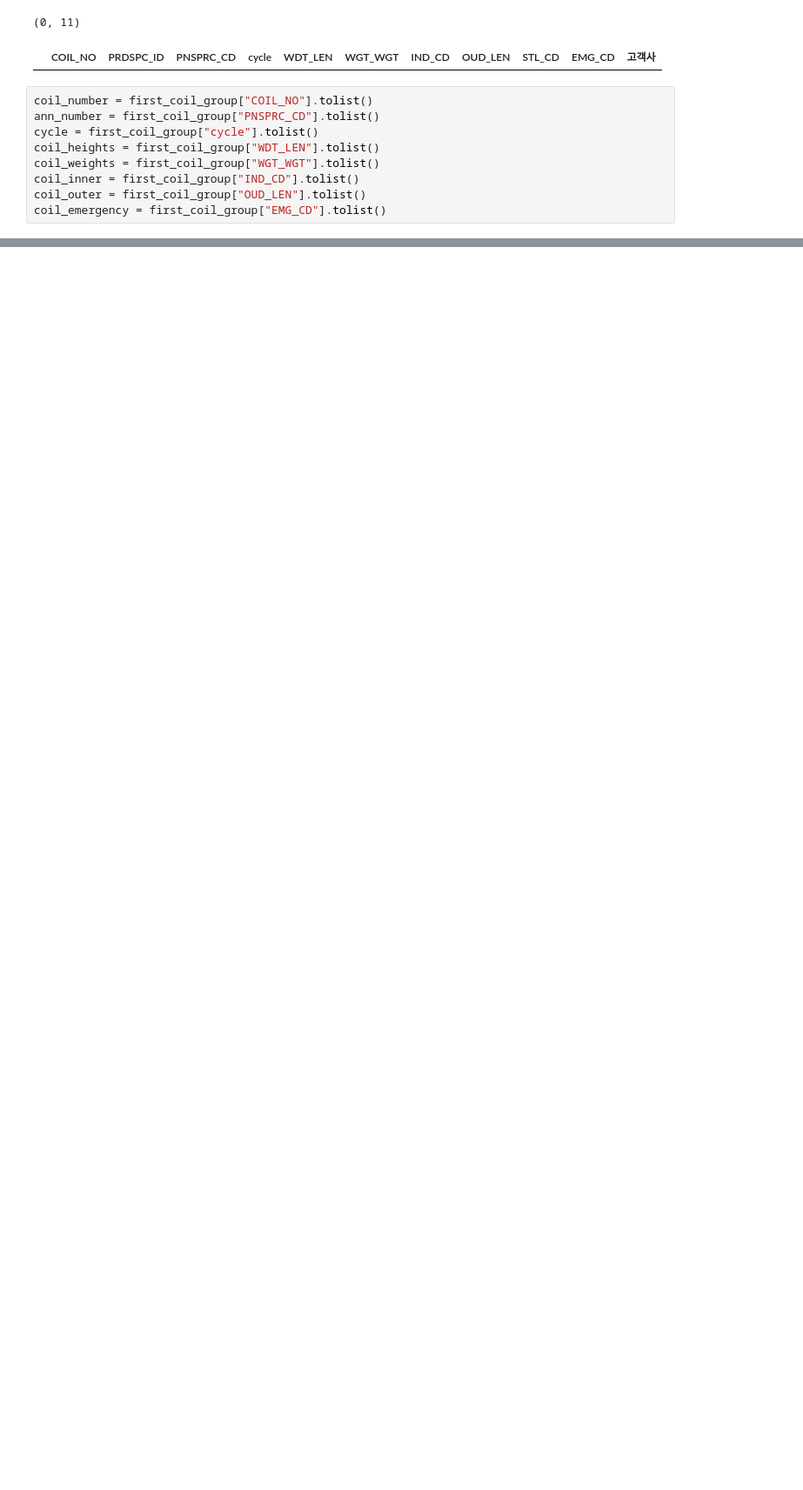
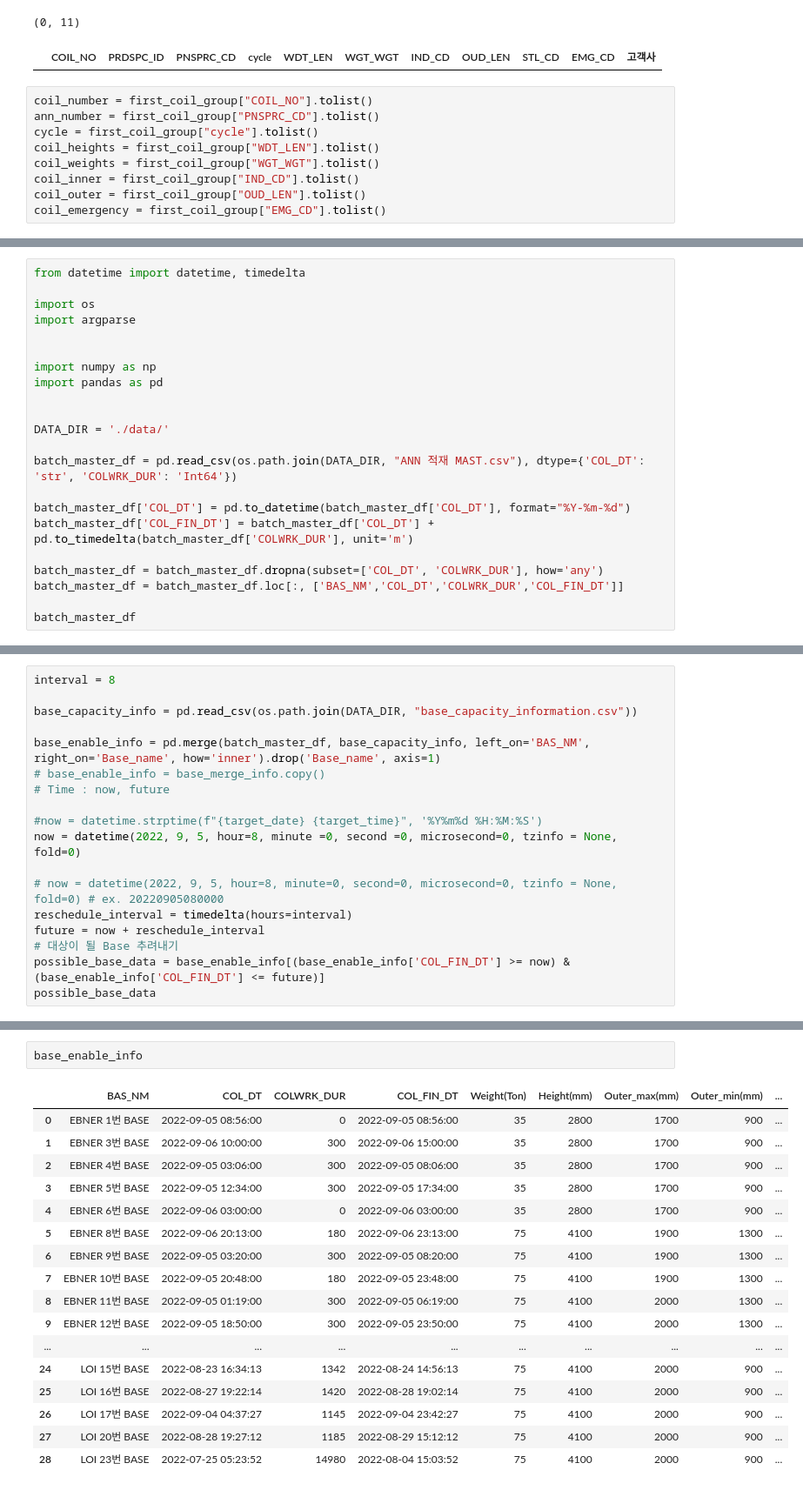
Before and after one commit to ppurify/DK, a Jupyter notebook: ex_one_coil_group_one_base_group copy.ipynb, the cells around one changed output, grey strips where cells are left out. Shown at 87% size. Cells and saved outputs as stored; diff of their text form; blank space fills up the shorter version.

```diff
--- a/ex_one_coil_group_one_base_group copy.ipynb
+++ b/ex_one_coil_group_one_base_group copy.ipynb
@@ -214,0 +223,22 @@ base_id_capa = first_base_group["Inner(mm)"].tolist()
+# %%
+from datetime import datetime, timedelta
+
+import os
+import argparse
+
+
+import numpy as np
+import pandas as pd
+
+
+DATA_DIR = './data/'
+
+batch_master_df = pd.read_csv(os.path.join(DATA_DIR, "ANN 적재 MAST.csv"), dtype={'COL_DT': 'str', 'COLWRK_DUR': 'Int64'})
+
+batch_master_df['COL_DT'] = pd.to_datetime(batch_master_df['COL_DT'], format="%Y-%m-%d")
+batch_master_df['COL_FIN_DT'] = batch_master_df['COL_DT'] + pd.to_timedelta(batch_master_df['COLWRK_DUR'], unit='m')
+
+batch_master_df = batch_master_df.dropna(subset=['COL_DT', 'COLWRK_DUR'], how='any')
+batch_master_df = batch_master_df.loc[:, ['BAS_NM','COL_DT','COLWRK_DUR','COL_FIN_DT']]
+
+batch_master_df
@@ -214,0 +263,18 @@ base_id_capa = first_base_group["Inner(mm)"].tolist()
+# %%
+interval = 8
+
+base_capacity_info = pd.read_csv(os.path.join(DATA_DIR, "base_capacity_information.csv"))
+
+base_enable_info = pd.merge(batch_master_df, base_capacity_info, left_on='BAS_NM', right_on='Base_name', how='inner').drop('Base_name', axis=1)
+# base_enable_info = base_merge_info.copy()
+# Time : now, future
+
+#now = datetime.strptime(f"{target_date} {target_time}", '%Y%m%d %H:%M:%S')
+now = datetime(2022, 9, 5, hour=8, minute =0, second =0, microsecond=0, tzinfo = None, fold=0)
+
+# now = datetime(2022, 9, 5, hour=8, minute=0, second=0, microsecond=0, tzinfo = None, fold=0) # ex. 20220905080000
+reschedule_interval = timedelta(hours=interval)
+future = now + reschedule_interval
+# 대상이 될 Base 추려내기
+possible_base_data = base_enable_info[(base_enable_info['COL_FIN_DT'] >= now) & (base_enable_info['COL_FIN_DT'] <= future)]
+possible_base_data
@@ -214,0 +289,20 @@ base_id_capa = first_base_group["Inner(mm)"].tolist()
+# %%
+base_enable_info
+# %% [output]
+|  | BAS_NM | COL_DT | COLWRK_DUR | COL_FIN_DT | Weight(Ton) | Height(mm) | Outer_max(mm) | Outer_min(mm) | ... |
+| 0 | EBNER 1번 BASE | 2022-09-05 08:56:00 | 0 | 2022-09-05 08:56:00 | 35 | 2800 | 1700 | 900 | ... |
+| 1 | EBNER 3번 BASE | 2022-09-06 10:00:00 | 300 | 2022-09-06 15:00:00 | 35 | 2800 | 1700 | 900 | ... |
+| 2 | EBNER 4번 BASE | 2022-09-05 03:06:00 | 300 | 2022-09-05 08:06:00 | 35 | 2800 | 1700 | 900 | ... |
+| 3 | EBNER 5번 BASE | 2022-09-05 12:34:00 | 300 | 2022-09-05 17:34:00 | 35 | 2800 | 1700 | 900 | ... |
+| 4 | EBNER 6번 BASE | 2022-09-06 03:00:00 | 0 | 2022-09-06 03:00:00 | 35 | 2800 | 1700 | 900 | ... |
+| 5 | EBNER 8번 BASE | 2022-09-06 20:13:00 | 180 | 2022-09-06 23:13:00 | 75 | 4100 | 1900 | 1300 | ... |
+| 6 | EBNER 9번 BASE | 2022-09-05 03:20:00 | 300 | 2022-09-05 08:20:00 | 75 | 4100 | 1900 | 1300 | ... |
+| 7 | EBNER 10번 BASE | 2022-09-05 20:48:00 | 180 | 2022-09-05 23:48:00 | 75 | 4100 | 1900 | 1300 | ... |
+| 8 | EBNER 11번 BASE | 2022-09-05 01:19:00 | 300 | 2022-09-05 06:19:00 | 75 | 4100 | 2000 | 1300 | ... |
+| 9 | EBNER 12번 BASE | 2022-09-05 18:50:00 | 300 | 2022-09-05 23:50:00 | 75 | 4100 | 2000 | 1300 | ... |
+| ... | ... | ... | ... | ... | ... | ... | ... | ... | ... |
+| 24 | LOI 15번 BASE | 2022-08-23 16:34:13 | 1342 | 2022-08-24 14:56:13 | 75 | 4100 | 2000 | 900 | ... |
+| 25 | LOI 16번 BASE | 2022-08-27 19:22:14 | 1420 | 2022-08-28 19:02:14 | 75 | 4100 | 2000 | 900 | ... |
+| 26 | LOI 17번 BASE | 2022-09-04 04:37:27 | 1145 | 2022-09-04 23:42:27 | 75 | 4100 | 2000 | 900 | ... |
+| 27 | LOI 20번 BASE | 2022-08-28 19:27:12 | 1185 | 2022-08-29 15:12:12 | 75 | 4100 | 2000 | 900 | ... |
+| 28 | LOI 23번 BASE | 2022-07-25 05:23:52 | 14980 | 2022-08-04 15:03:52 | 75 | 4100 | 2000 | 900 | ... |
```
Also changed, not shown: parts of 12 cells of this notebook, 1 other file.
